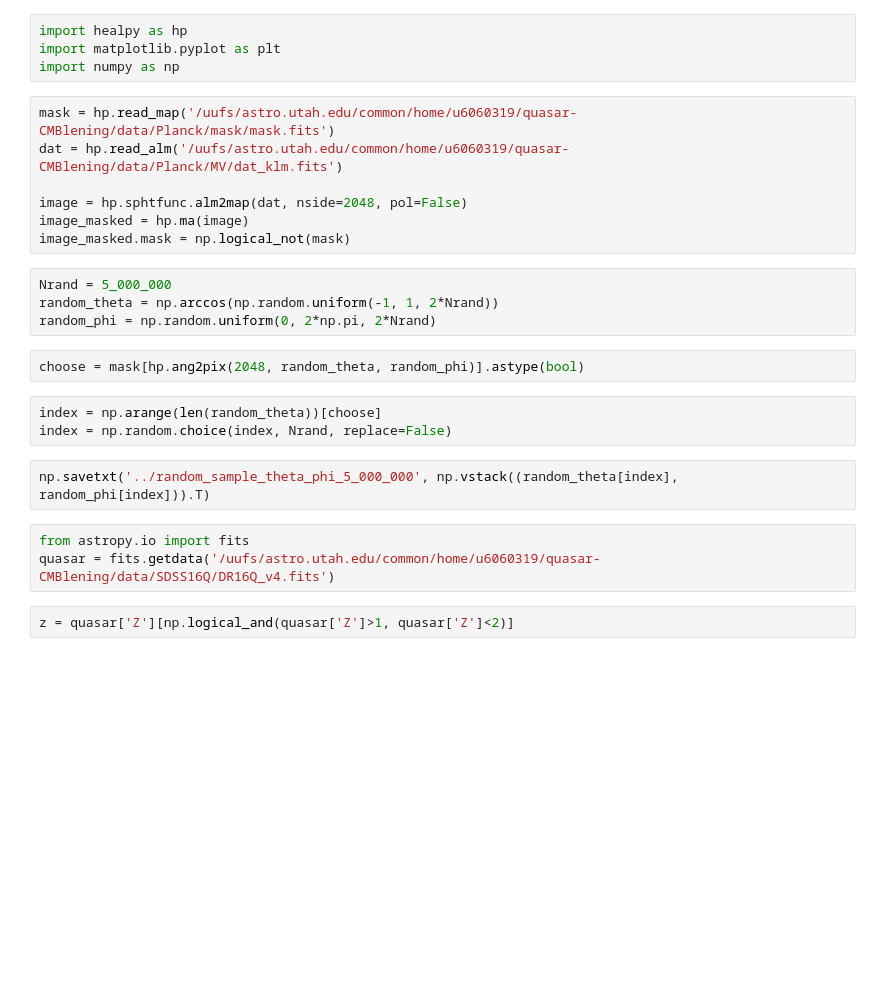
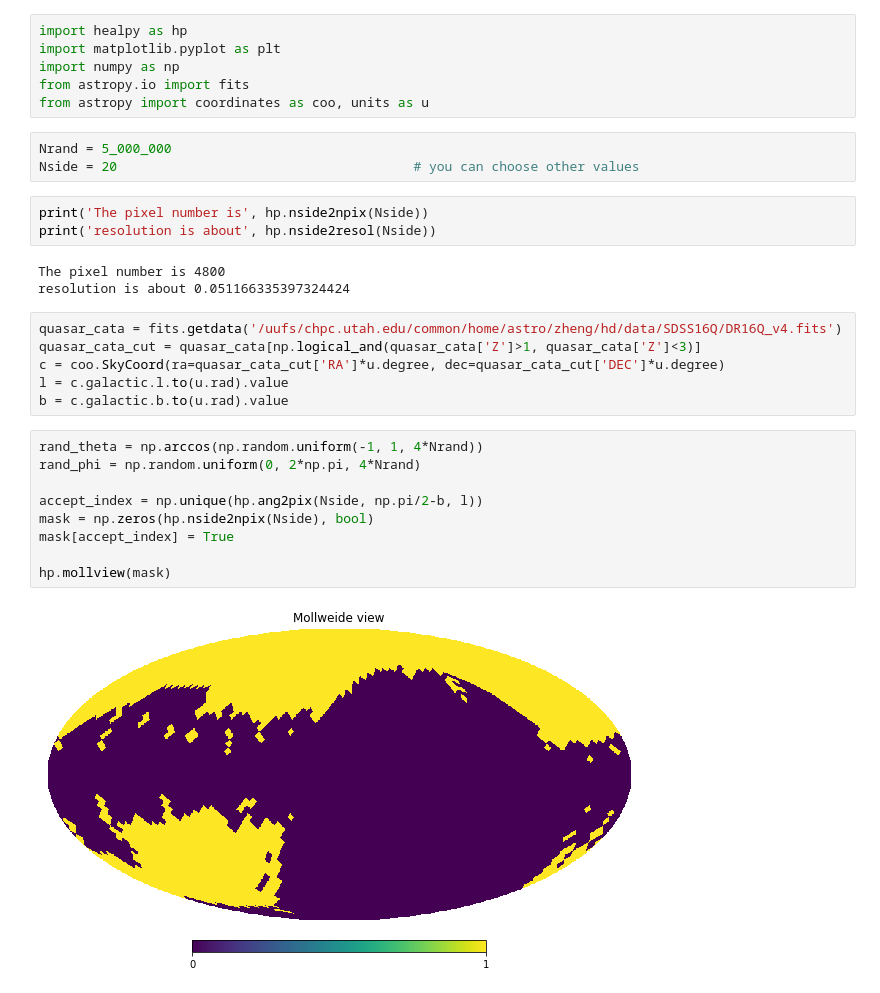
Before and after one commit to MeloDi-23/quasar-CMB-lensing-correlation, a Jupyter notebook: jupyter/random_point.ipynb, the cells around one changed output. Drawn from its saved outputs; the diff is of its cells as text; blank space fills up the shorter version.

```diff
--- a/jupyter/random_point.ipynb
+++ b/jupyter/random_point.ipynb
@@ -2,26 +2,31 @@
 import healpy as hp
 import matplotlib.pyplot as plt
 import numpy as np
+from astropy.io import fits
+from astropy import coordinates as coo, units as u
-# %%
-mask = hp.read_map('/uufs/astro.utah.edu/common/home/u6060319/quasar-CMBlening/data/Planck/mask/mask.fits')
-dat = hp.read_alm('/uufs/astro.utah.edu/common/home/u6060319/quasar-CMBlening/data/Planck/MV/dat_klm.fits')
-
-image = hp.sphtfunc.alm2map(dat, nside=2048, pol=False)
-image_masked = hp.ma(image)
-image_masked.mask = np.logical_not(mask)
+# %%
+Nrand = 5_000_000
+Nside = 20                                      # you can choose other values
+# %%
+print('The pixel number is', hp.nside2npix(Nside))
+print('resolution is about', hp.nside2resol(Nside))
+# %% [output]
+The pixel number is 4800
+resolution is about 0.051166335397324424
+# %%
+quasar_cata = fits.getdata('/uufs/chpc.utah.edu/common/home/astro/zheng/hd/data/SDSS16Q/DR16Q_v4.fits')
+quasar_cata_cut = quasar_cata[np.logical_and(quasar_cata['Z']>1, quasar_cata['Z']<3)]
+c = coo.SkyCoord(ra=quasar_cata_cut['RA']*u.degree, dec=quasar_cata_cut['DEC']*u.degree)
+l = c.galactic.l.to(u.rad).value
+b = c.galactic.b.to(u.rad).value
 # %%
-Nrand = 5_000_000
-random_theta = np.arccos(np.random.uniform(-1, 1, 2*Nrand))
-random_phi = np.random.uniform(0, 2*np.pi, 2*Nrand)
+rand_theta = np.arccos(np.random.uniform(-1, 1, 4*Nrand))
+rand_phi = np.random.uniform(0, 2*np.pi, 4*Nrand)
+
+accept_index = np.unique(hp.ang2pix(Nside, np.pi/2-b, l))
+mask = np.zeros(hp.nside2npix(Nside), bool)
+mask[accept_index] = True
+
+hp.mollview(mask)
+# %% [output]
+[figure, added]
-# %%
-choose = mask[hp.ang2pix(2048, random_theta, random_phi)].astype(bool)
-# %%
-index = np.arange(len(random_theta))[choose]
-index = np.random.choice(index, Nrand, replace=False)
-# %%
-np.savetxt('../random_sample_theta_phi_5_000_000', np.vstack((random_theta[index], random_phi[index])).T)
-# %%
-from astropy.io import fits
-quasar = fits.getdata('/uufs/astro.utah.edu/common/home/u6060319/quasar-CMBlening/data/SDSS16Q/DR16Q_v4.fits')
-# %%
-z = quasar['Z'][np.logical_and(quasar['Z']>1, quasar['Z']<2)]
```
Also changed, not shown: parts of 7 cells of this notebook, 18 other files.
